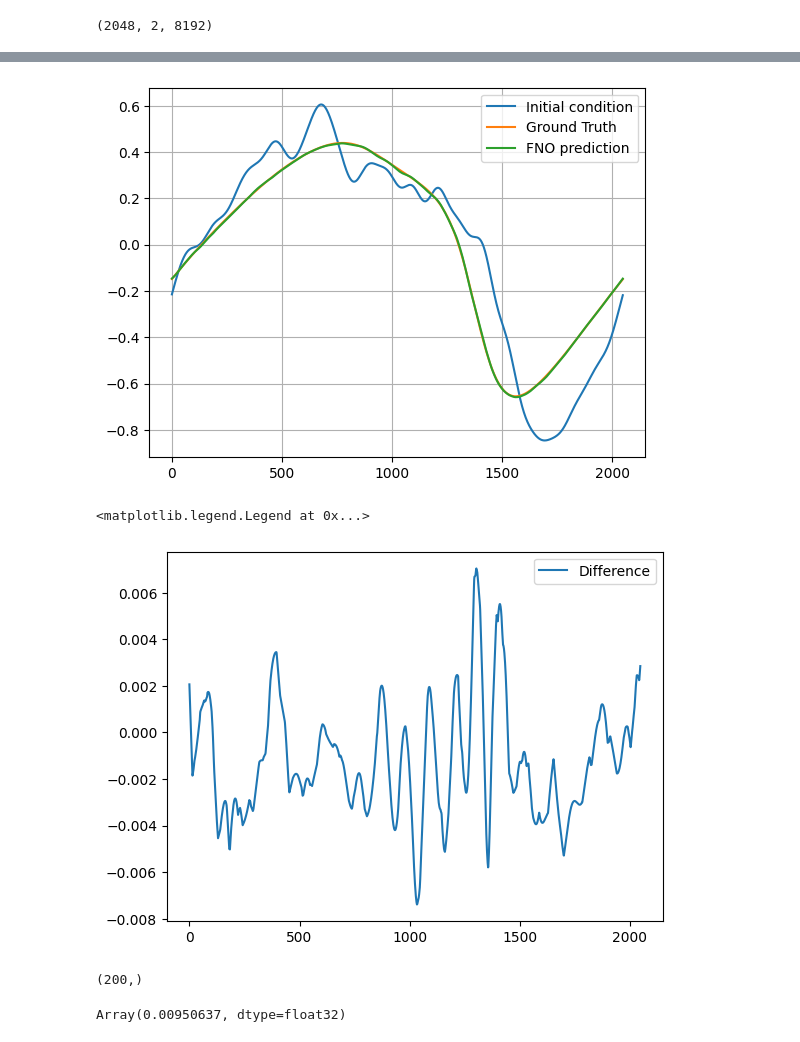
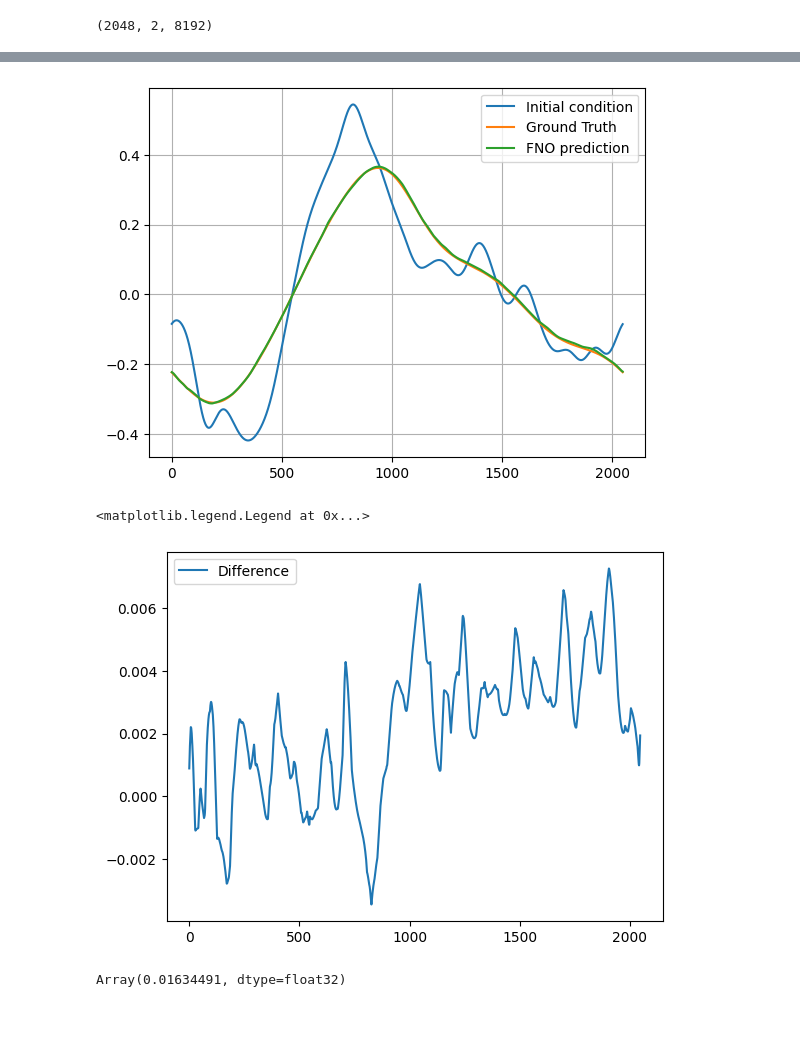
Before and after one commit to PedroGatech/LearningToControlClass, a Jupyter notebook: class12/simple_FNO_in_JAX.ipynb, the cells around one changed output, grey strips where cells are left out. Drawn from its saved outputs; the diff is of its cells as text; code cells hidden in the pictures.

```diff
--- a/class12/simple_FNO_in_JAX.ipynb
+++ b/class12/simple_FNO_in_JAX.ipynb
@@ -105,8 +110,10 @@ a.shape
 # %% [output]
 (2048, 8192)
 # %%
-plt.plot(a[0], label="initial condition")
-plt.plot(u[0], label="After 1 time unit")
+sample = 17
+
+plt.plot(a[sample], label="Initial condition")
+plt.plot(u[sample], label="After 1 time unit")
 plt.legend()
 plt.grid()
 # %% [output]
@@ -299,7 +306,7 @@ class FNO1d(eqx.Module):
 # %%
 fno = FNO1d(
     2,
-    1,
+    2,
     16,
     64,
     jax.nn.relu,
@@ -382,18 +389,18 @@ plt.legend()
 # %%
 # Zero-Shot superresolution
-plt.plot(test_x[1, 0, ::4], label="Initial condition")
-plt.plot(test_y[1, 0, ::4], label="Ground Truth")
-plt.plot(fno(test_x[1, :, ::4])[0], label="FNO prediction")
+plt.plot(test_x[sample, 0, ::4], label="Initial condition")
+plt.plot(test_y[sample, 0, ::4], label="Ground Truth")
+plt.plot(fno(test_x[sample, :, ::4])[0], label="FNO prediction")
 plt.legend()
 plt.grid()
 # %% [output]
-[figure, old version]
+[figure, new version]
 # %%
-plt.plot(fno(test_x[1, :, ::4])[0] - test_y[1, 0, ::4], label="Difference")
+plt.plot(fno(test_x[sample, :, ::4])[0] - test_y[sample, 0, ::4], label="Difference")
 plt.legend()
 # %% [output]
 <matplotlib.legend.Legend at 0x...>
-[figure, old version]
+[figure, new version]
 # %%
 # Compute the error as reported in the FNO paper
 test_pred = jax.vmap(fno)(test_x)
@@ -404,11 +411,7 @@ def relative_l2_norm(pred, ref):
     return diff_norm / ref_norm
 
 rel_l2_set = jax.vmap(relative_l2_norm)(test_pred, test_y)
+rel_l2_set.shape
+jnp.mean(rel_l2_set) # ~1e-2
+# %% [output]
+Array(0.01634491, dtype=float32)
-# %%
-rel_l2_set.shape
-# %% [output]
-(200,)
-# %%
-jnp.mean(rel_l2_set) # ~1e-2
-# %% [output]
-Array(0.00950637, dtype=float32)
```
Also changed, not shown: parts of 11 cells of this notebook, 2 other files.
